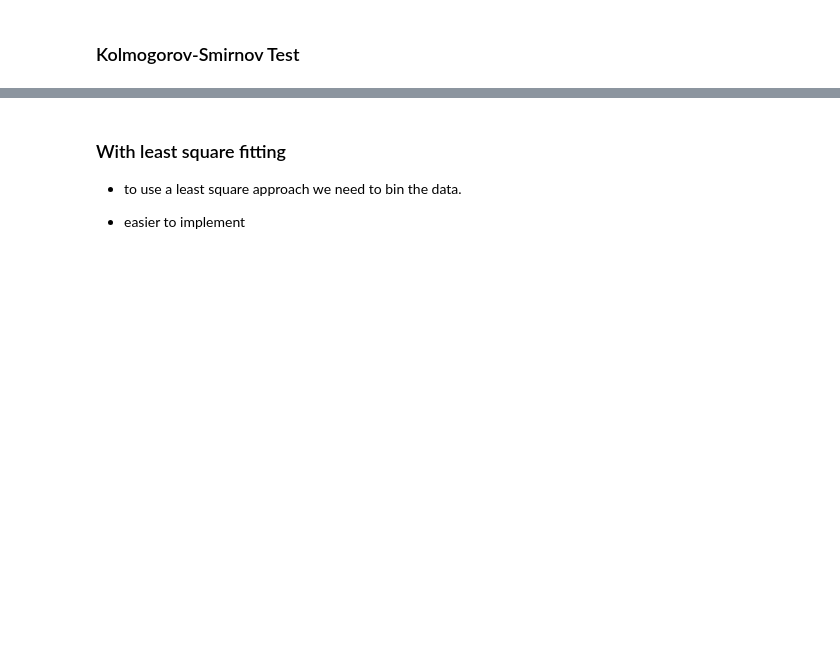
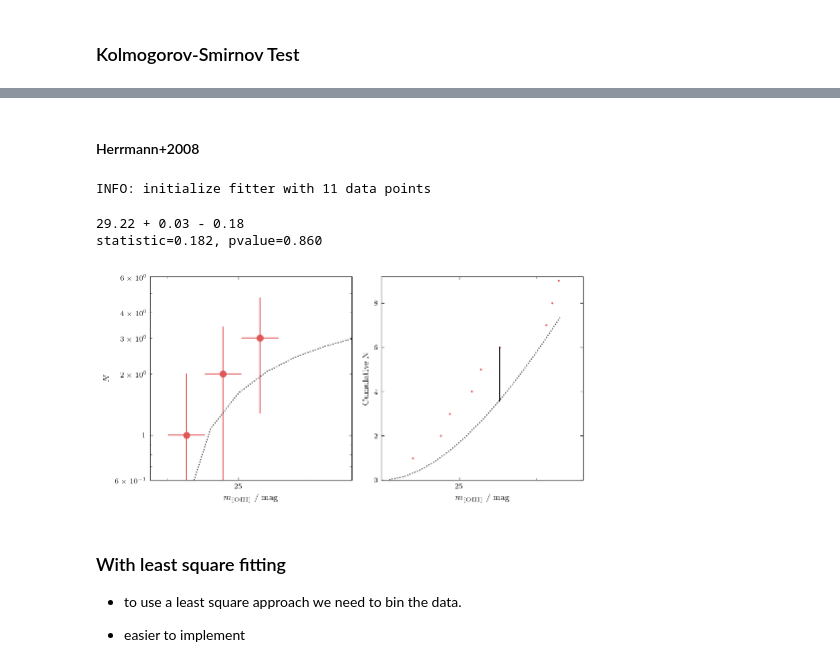
Before and after one commit to fschmnn/pnlf, a Jupyter notebook: notebooks/Project1 PNLF development.ipynb, the cells around one changed output, grey strips where cells are left out. Drawn from its saved outputs; the diff is of its cells as text; code cells hidden in the pictures; blank space fills up the shorter version.

```diff
--- a/notebooks/Project1 PNLF development.ipynb
+++ b/notebooks/Project1 PNLF development.ipynb
@@ -1653,3 +1720,32 @@ plot_pnlf(pn_kreckel['mOIII'],mu=29.91,completeness=27,binsize=0.4)
+# %% [markdown]
+#### Herrmann+2008
+# %%
+from pnlf.analyse import MaximumLikelihood1D, pnlf, cdf
+from pnlf.plot.pnlf import plot_pnlf
+from scipy.stats import kstest
+
+Mmax = -4.47
+
+data = ascii.read(basedir/'data'/'external'/'Herrmann_NGC5068_pn_candidates.txt')['m_5007']# completeness according to the paper
+data = data[:11]
+completeness_limit = max(data)
+
+fitter = MaximumLikelihood1D(pnlf,data,mhigh=completeness_limit,Mmax=Mmax)
+mu,mu_p,mu_m = fitter([29])
+ks,pv = kstest(data,cdf,args=(mu,completeness_limit))
+
+print('{:.2f} + {:.2f} - {:.2f}'.format(mu,mu_p,mu_m))
+print(f'statistic={ks:.3f}, pvalue={pv:.3f}')
+
+binsize = (completeness_limit-Mmax-mu) / 5
+axes = plot_pnlf(data,mu,completeness_limit,binsize=binsize,
+                 mhigh=completeness_limit,Mmax=Mmax,color=tab10[0])
+plt.show()
+# %% [output]
+INFO: initialize fitter with 11 data points
+29.22 + 0.03 - 0.18
+statistic=0.182, pvalue=0.860
+[figure, added]
 # %% [markdown]
 ### With least square  fitting
 
```
Also changed, not shown: parts of 5 cells of this notebook, 11 other files.
